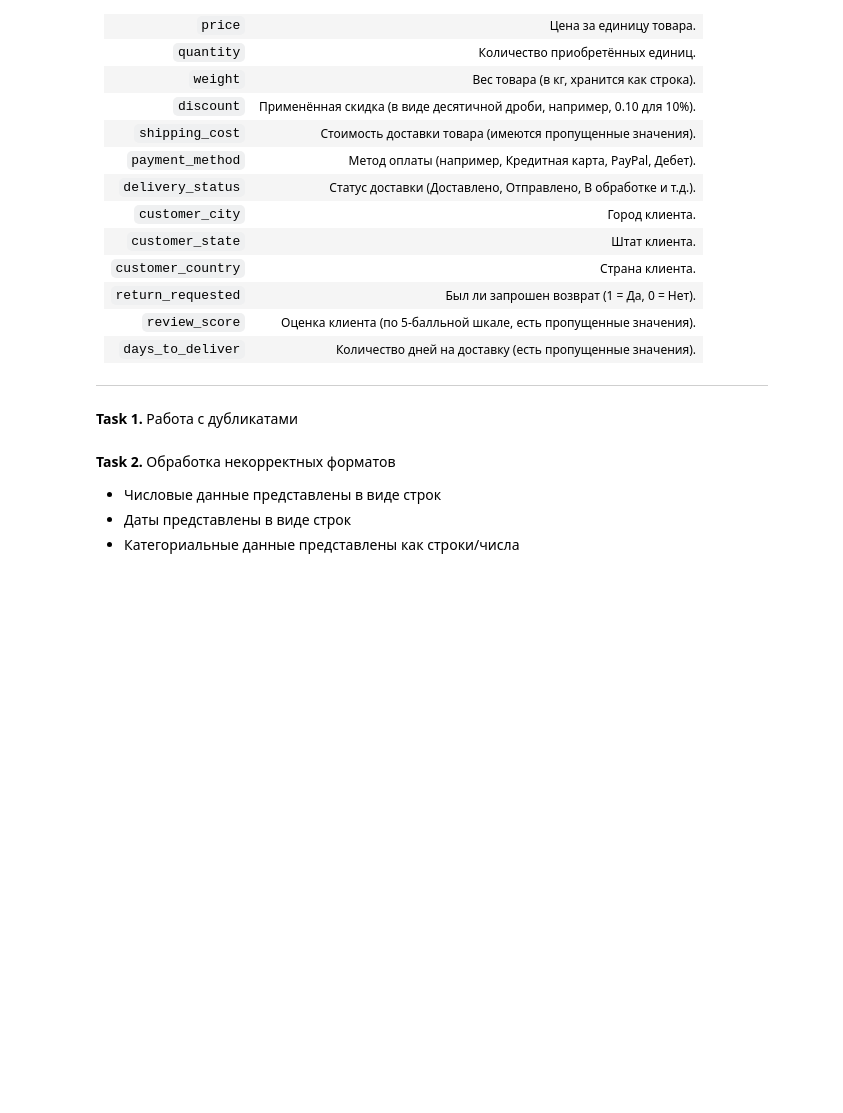
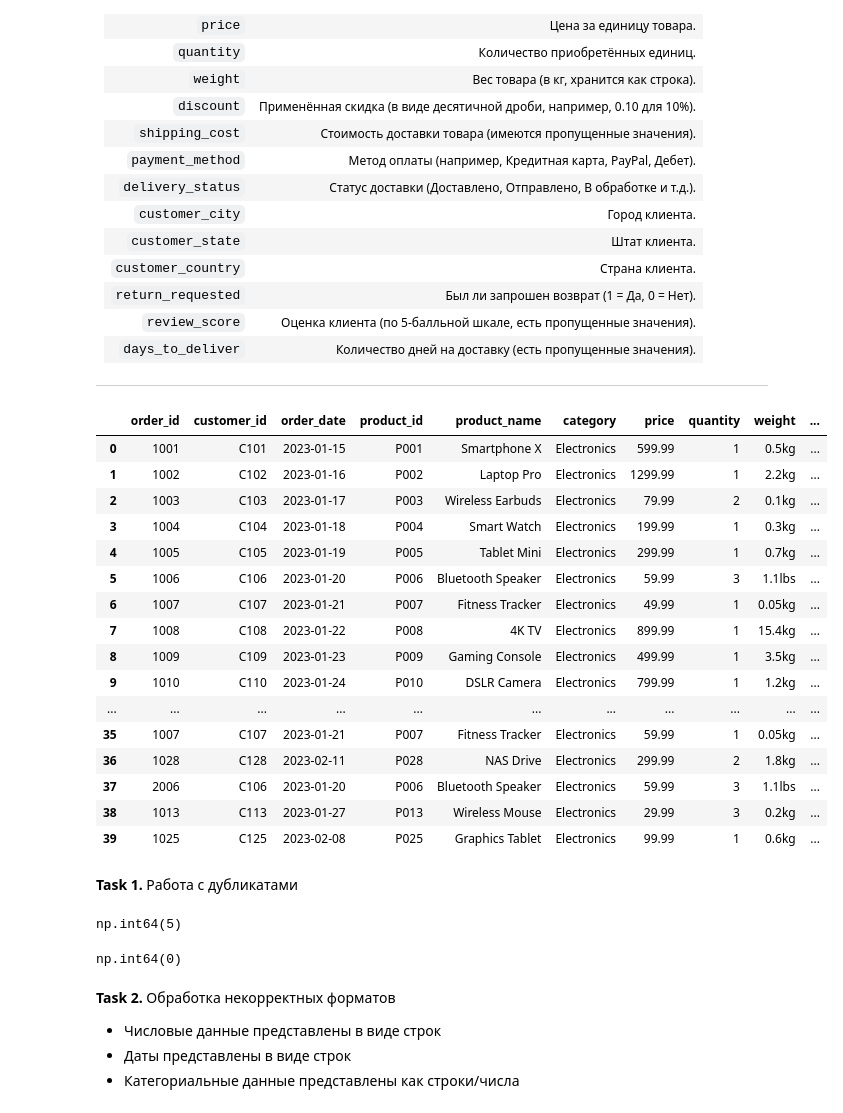
Before and after one commit to cpython-projects/da_1709, a Jupyter notebook: lesson_12_hw.ipynb, the cells around one changed output. Cells and saved outputs as stored; diff of their text form; code cells hidden in the pictures; blank space fills up the shorter version.

```diff
--- a/lesson_12_hw.ipynb
+++ b/lesson_12_hw.ipynb
@@ -28,5 +28,31 @@
 | `days_to_deliver`  | Количество дней на доставку (есть пропущенные значения).              |
 
 ---
+# %%
+import pandas as pd
+df = pd.read_csv('https://raw.githubusercontent.com/cpython-projects/da_1709/refs/heads/main/ecommerce_data.csv')
+df
+# %% [output]
+|  | order_id | customer_id | order_date | product_id | product_name | category | price | quantity | weight | ... |
+| 0 | 1001 | C101 | 2023-01-15 | P001 | Smartphone X | Electronics | 599.99 | 1 | 0.5kg | ... |
+| 1 | 1002 | C102 | 2023-01-16 | P002 | Laptop Pro | Electronics | 1299.99 | 1 | 2.2kg | ... |
+| 2 | 1003 | C103 | 2023-01-17 | P003 | Wireless Earbuds | Electronics | 79.99 | 2 | 0.1kg | ... |
+| 3 | 1004 | C104 | 2023-01-18 | P004 | Smart Watch | Electronics | 199.99 | 1 | 0.3kg | ... |
+| 4 | 1005 | C105 | 2023-01-19 | P005 | Tablet Mini | Electronics | 299.99 | 1 | 0.7kg | ... |
+| 5 | 1006 | C106 | 2023-01-20 | P006 | Bluetooth Speaker | Electronics | 59.99 | 3 | 1.1lbs | ... |
+| 6 | 1007 | C107 | 2023-01-21 | P007 | Fitness Tracker | Electronics | 49.99 | 1 | 0.05kg | ... |
+| 7 | 1008 | C108 | 2023-01-22 | P008 | 4K TV | Electronics | 899.99 | 1 | 15.4kg | ... |
+| 8 | 1009 | C109 | 2023-01-23 | P009 | Gaming Console | Electronics | 499.99 | 1 | 3.5kg | ... |
+| 9 | 1010 | C110 | 2023-01-24 | P010 | DSLR Camera | Electronics | 799.99 | 1 | 1.2kg | ... |
+| ... | ... | ... | ... | ... | ... | ... | ... | ... | ... | ... |
+| 35 | 1007 | C107 | 2023-01-21 | P007 | Fitness Tracker | Electronics | 59.99 | 1 | 0.05kg | ... |
+| 36 | 1028 | C128 | 2023-02-11 | P028 | NAS Drive | Electronics | 299.99 | 2 | 1.8kg | ... |
+| 37 | 2006 | C106 | 2023-01-20 | P006 | Bluetooth Speaker | Electronics | 59.99 | 3 | 1.1lbs | ... |
+| 38 | 1013 | C113 | 2023-01-27 | P013 | Wireless Mouse | Electronics | 29.99 | 3 | 0.2kg | ... |
+| 39 | 1025 | C125 | 2023-02-08 | P025 | Graphics Tablet | Electronics | 99.99 | 1 | 0.6kg | ... |
 # %% [markdown]
 **Task 1.** Работа с дубликатами
+# %%
+df.duplicated().sum()
+# %% [output]
+np.int64(5)
@@ -33,3 +61,7 @@
+# %%
+df.duplicated().sum()
+# %% [output]
+np.int64(0)
 # %% [markdown]
 **Task 2.** Обработка некорректных форматов
 
```
Also changed, not shown: parts of 26 cells of this notebook.
